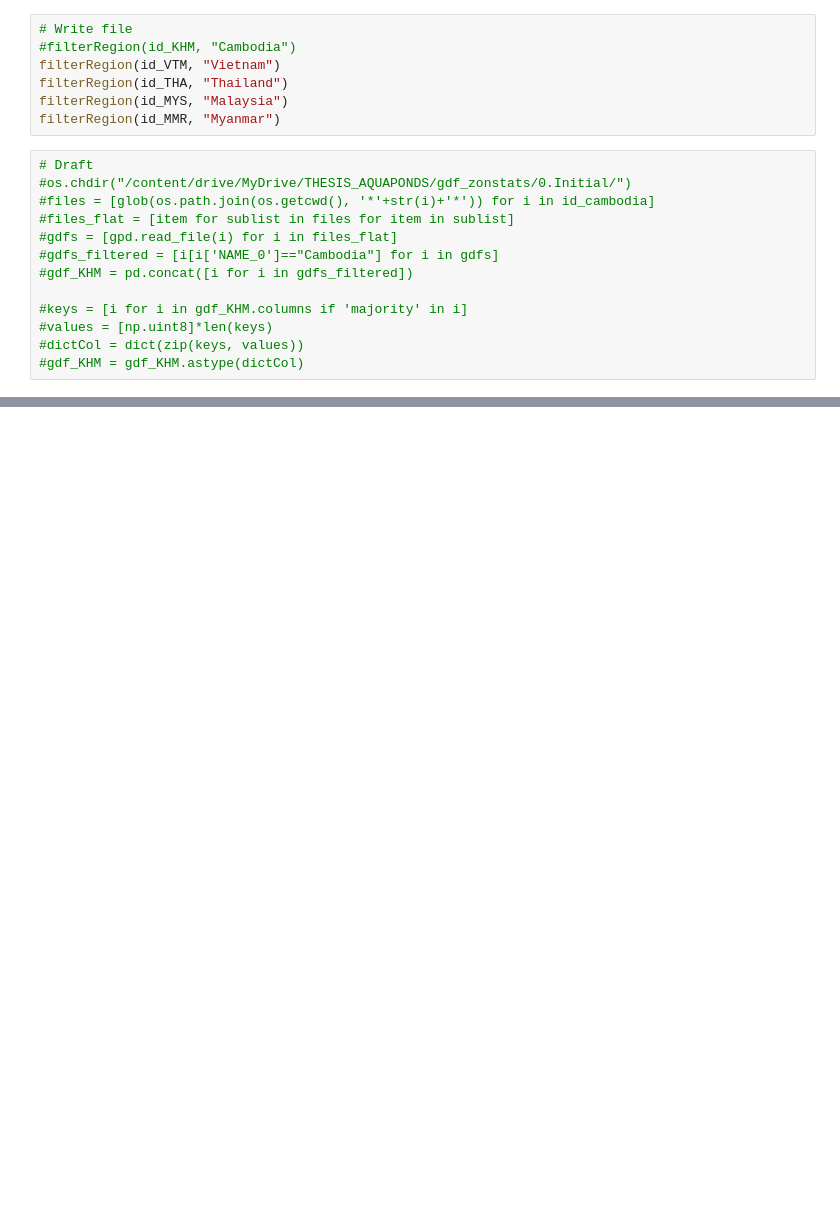
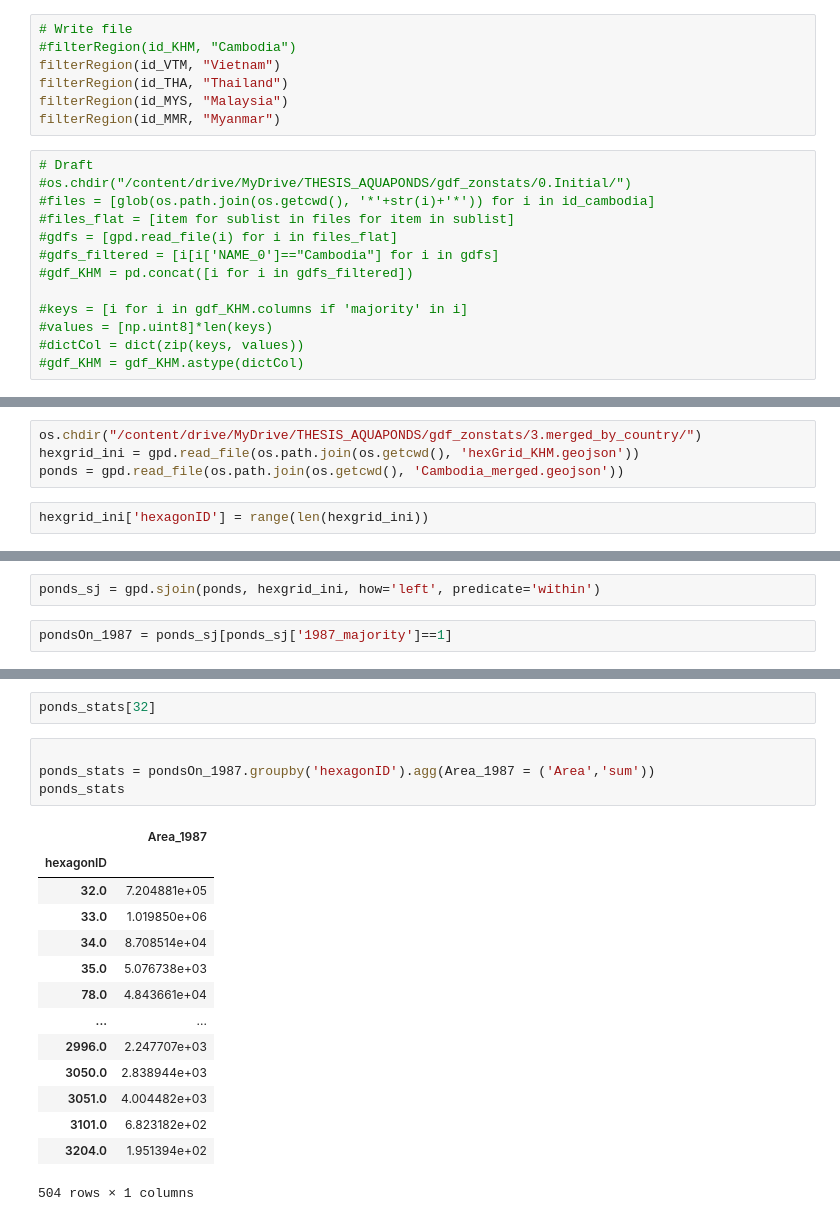
Before and after one commit to Shirobakaidou/Aquaponds, a Jupyter notebook: Drafts/09.1_result_prototype.ipynb, the cells around one changed output, grey strips where cells are left out. Drawn from its saved outputs; the diff is of its cells as text; blank space fills up the shorter version.

```diff
--- a/Drafts/09.1_result_prototype.ipynb
+++ b/Drafts/09.1_result_prototype.ipynb
@@ -137,0 +545,6 @@ task.status()
+# %%
+os.chdir("/content/drive/MyDrive/THESIS_AQUAPONDS/gdf_zonstats/3.merged_by_country/")
+hexgrid_ini = gpd.read_file(os.path.join(os.getcwd(), 'hexGrid_KHM.geojson'))
+ponds = gpd.read_file(os.path.join(os.getcwd(), 'Cambodia_merged.geojson'))
+# %%
+hexgrid_ini['hexagonID'] = range(len(hexgrid_ini))
@@ -137,0 +553,4 @@ task.status()
+# %%
+ponds_sj = gpd.sjoin(ponds, hexgrid_ini, how='left', predicate='within')
+# %%
+pondsOn_1987 = ponds_sj[ponds_sj['1987_majority']==1]
@@ -137,0 +582,21 @@ task.status()
+# %%
+ponds_stats[32]
+# %%
+
+ponds_stats = pondsOn_1987.groupby('hexagonID').agg(Area_1987 = ('Area','sum'))
+ponds_stats
+# %% [output]
+|  | Area_1987 |
+| hexagonID |  |
+| 32.0 | 7.204881e+05 |
+| 33.0 | 1.019850e+06 |
+| 34.0 | 8.708514e+04 |
+| 35.0 | 5.076738e+03 |
+| 78.0 | 4.843661e+04 |
+| ... | ... |
+| 2996.0 | 2.247707e+03 |
+| 3050.0 | 2.838944e+03 |
+| 3051.0 | 4.004482e+03 |
+| 3101.0 | 6.823182e+02 |
+| 3204.0 | 1.951394e+02 |
+504 rows × 1 columns
```
Also changed, not shown: parts of 77 cells of this notebook.
